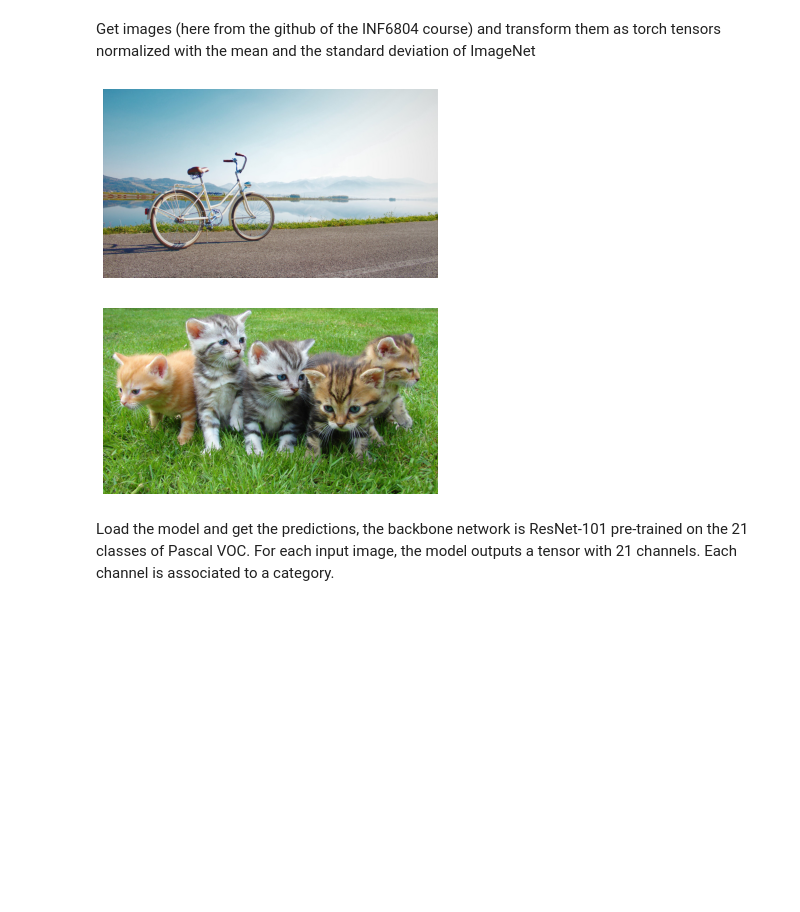
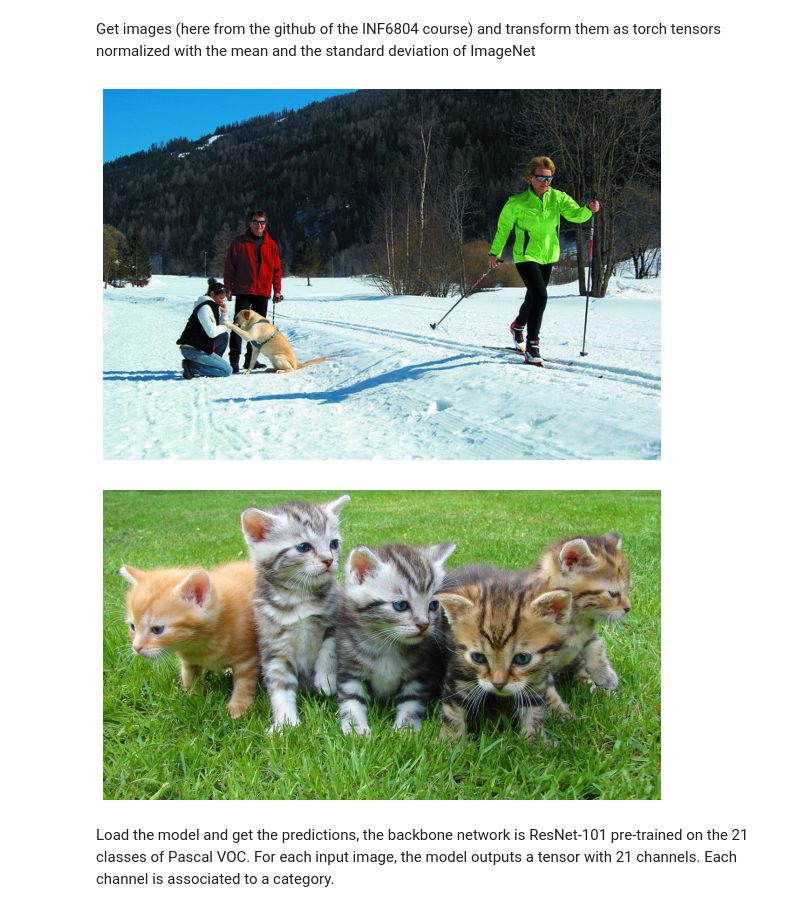
Before and after one commit to gabilodeau/INF6804, a Jupyter notebook: DeepLabv3.ipynb, the cells around one changed output. Saved outputs shown, nothing was run; the diff lists cells and outputs as text; code cells hidden in the pictures; blank space fills up the shorter version.

Commit message:
changed image

```diff
--- a/DeepLabv3.ipynb
+++ b/DeepLabv3.ipynb
@@ -25,28 +23,29 @@ Get images (here from the github of the INF6804 course) and transform them as to
 # %%
 source = 'https://raw.githubusercontent.com/gabilodeau/INF6804/master/images'
 
-examples = ['bicycle.jpg', 'cats.jpg']
+examples = ['ski.jpg', 'cats.jpg']
 
 inputs=[]
 sizes=[]
 preprocess = transforms.Compose([
     transforms.Resize((512,512), interpolation=Image.NEAREST),
     transforms.ToTensor(),
     transforms.Normalize(mean=[0.485, 0.456, 0.406], std=[0.229, 0.224, 0.225]),
 ])
 
 for example in examples:
   img = Image.fromarray(io.imread(os.path.join(source, example)))
   input_tensor = preprocess(img)
   inputs.append(input_tensor)
   sizes.append(img.size)
+  plt.figure(figsize = (10,10))
   plt.imshow(img); plt.axis('off'); plt.show()
 
 input_batch = torch.stack(inputs, 0)
 input_batch = input_batch.cuda()
 # %% [output]
-[figure, old version]
+[figure, new version]
-[figure, old version]
+[figure, new version]
 # %% [markdown]
 Load the model and get the predictions, the backbone network is ResNet-101 pre-trained on the 21 classes of Pascal VOC. For each input image, the model outputs a tensor with 21 channels. Each channel is associated to a category.
 # %%
```
Also changed, not shown: parts of 2 cells of this notebook.
